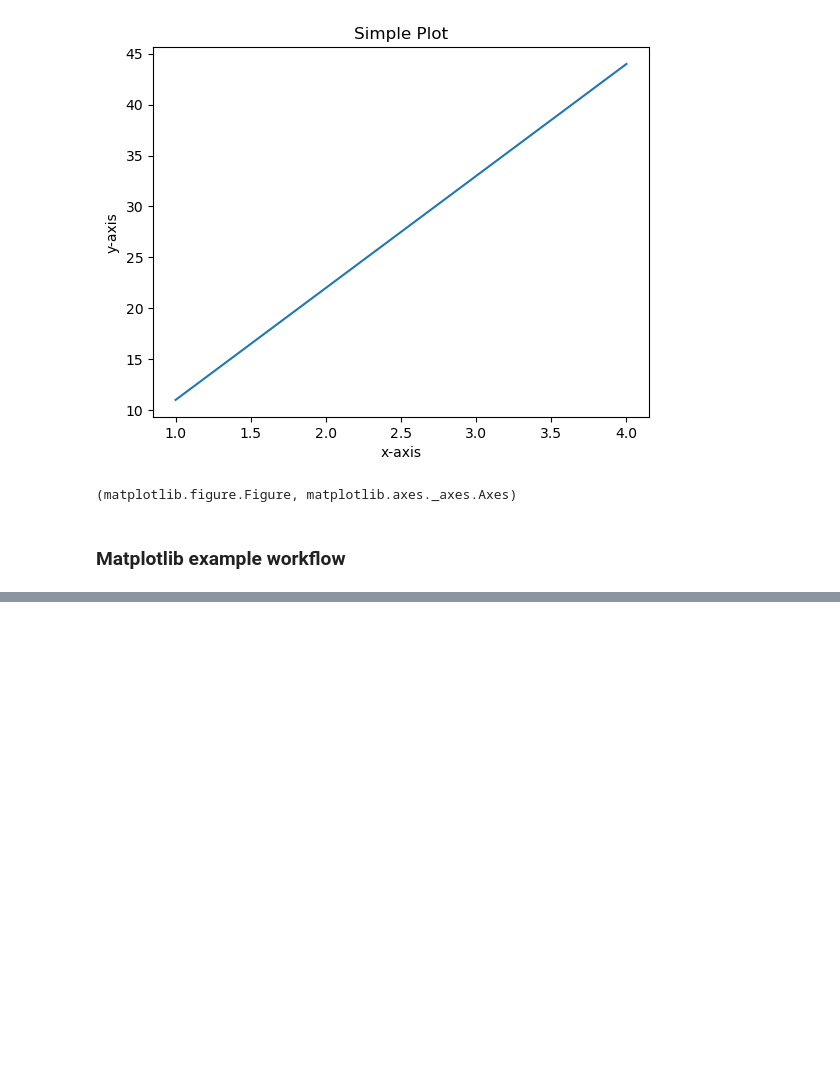
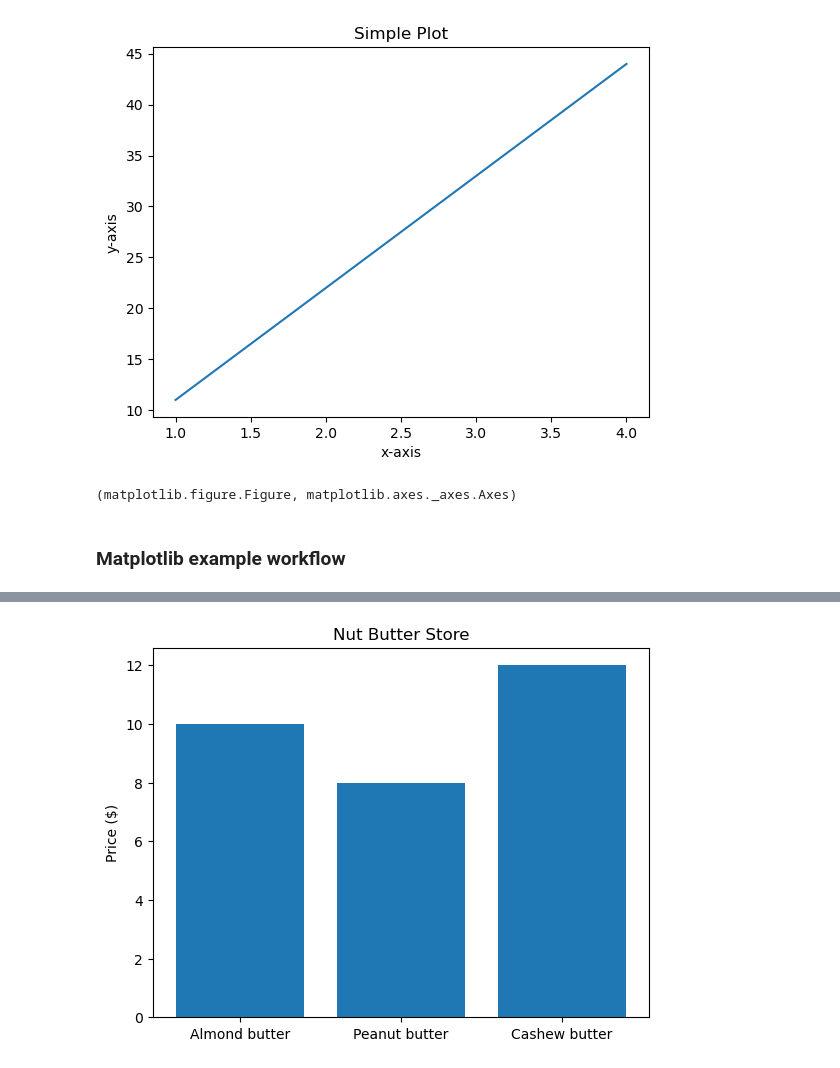
Before and after one commit to junaidknows/ml-study-projects, a Jupyter notebook: Introduction to Matplotlib.ipynb, the cells around one changed output, grey strips where cells are left out. Cells and saved outputs as stored; diff of their text form; code cells hidden in the pictures; blank space fills up the shorter version.

```diff
--- a/Introduction to Matplotlib.ipynb
+++ b/Introduction to Matplotlib.ipynb
@@ -97,0 +137,11 @@ fig.savefig("sample-plot1.png")
+# %%
+# Make a plot from dictionary of Python not from numpy array
+nut_butter_prices = {"Almond butter": 10,
+                     "Peanut butter": 8,
+                     "Cashew butter": 12}
+fix, ax = plt.subplots()
+ax.bar(nut_butter_prices.keys(), nut_butter_prices.values())
+ax.set(title="Nut Butter Store", ylabel="Price ($)")
+plt.show()
+# %% [output]
+[figure, added]
```
Also changed, not shown: parts of 6 cells of this notebook.
